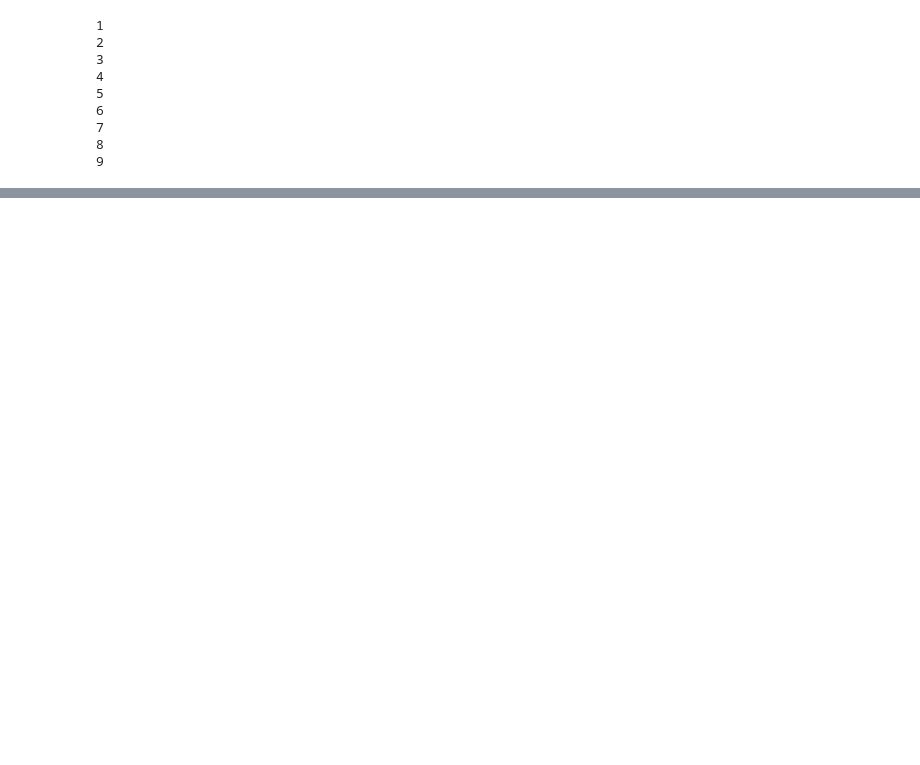
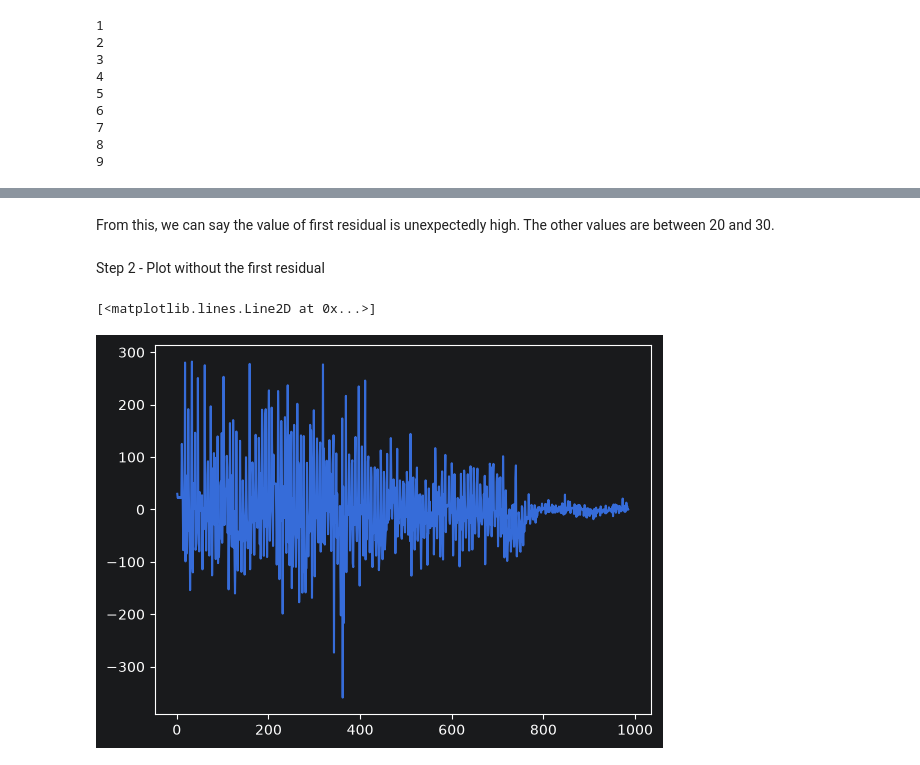
Before and after one commit to amithvardhan99/resume-projects, a Jupyter notebook: Predictive Forecasting of Care Load & Placement Demand/notebook.ipynb, the cells around one changed output, grey strips where cells are left out. Saved outputs shown, nothing was run; the diff lists cells and outputs as text; code cells hidden in the pictures; blank space fills up the shorter version.

```diff
--- a/Predictive Forecasting of Care Load & Placement Demand/notebook.ipynb
+++ b/Predictive Forecasting of Care Load & Placement Demand/notebook.ipynb
@@ -881,0 +894,9 @@ plt.plot(residuals)
+# %% [markdown]
+From this, we can say the value of first residual is unexpectedly high. The other values are between 20 and 30.
+# %% [markdown]
+Step 2 - Plot without the first residual
+# %%
+plt.plot(residuals[1:])
+# %% [output]
+[<matplotlib.lines.Line2D at 0x...>]
+[figure, added]
```
Also changed, not shown: parts of 22 cells of this notebook.
